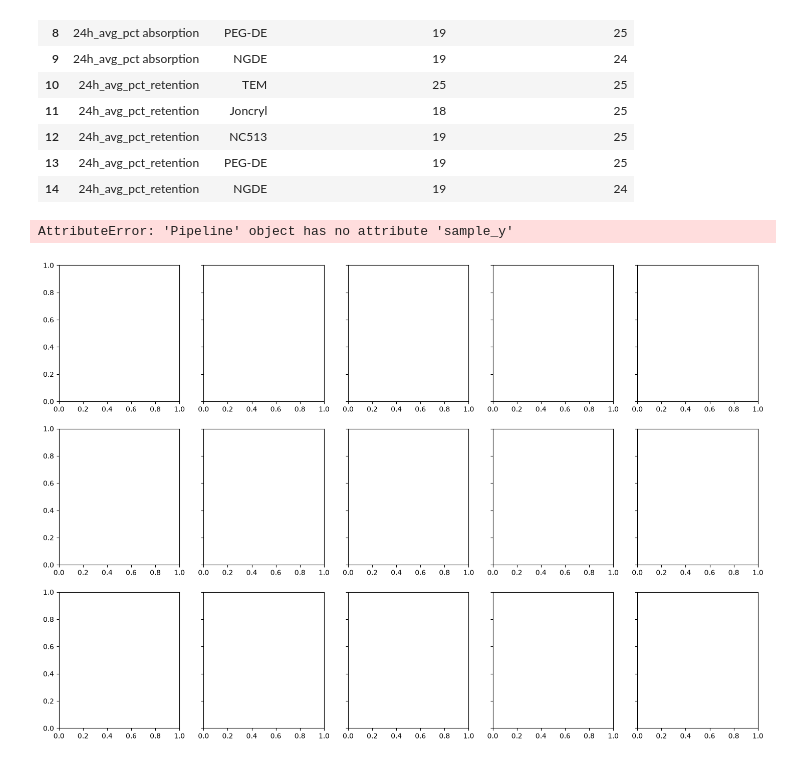
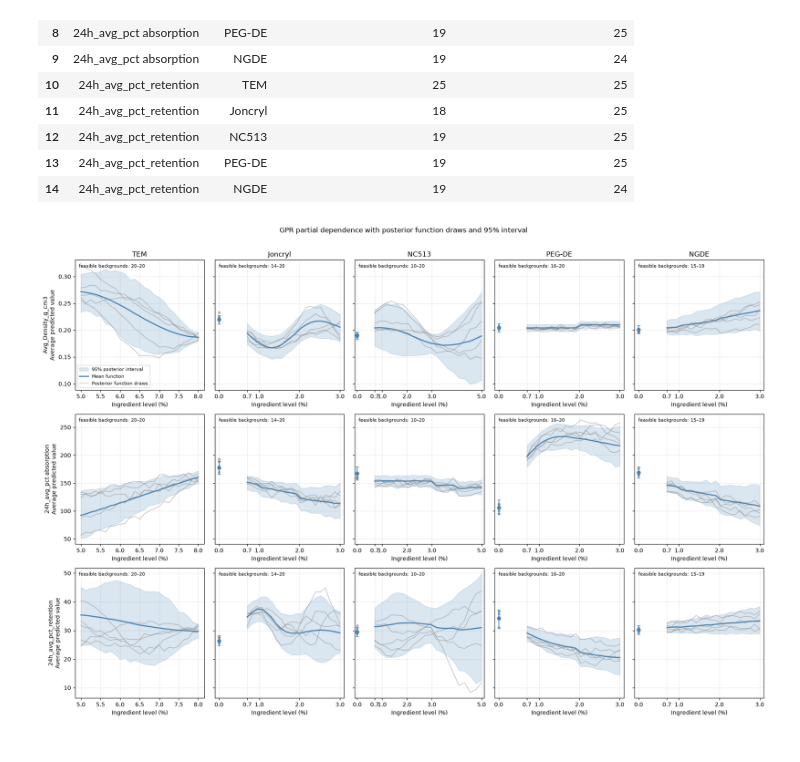
Before and after one commit to brookeb2000/foam-project, a Jupyter notebook: notebooks/0.10-bab-correlation-permutation-partial-dependence.ipynb, the cells around one changed output. Saved outputs shown, nothing was run; the diff lists cells and outputs as text; code cells hidden in the pictures.

```diff
--- a/notebooks/0.10-bab-correlation-permutation-partial-dependence.ipynb
+++ b/notebooks/0.10-bab-correlation-permutation-partial-dependence.ipynb
@@ -481,6 +481,28 @@ fig, axes = plt.subplots(
     sharey="row",
     squeeze=False,
 )
+
+def sample_pipeline_posterior(pipeline, X, n_samples, random_state):
+    # Apply the pipeline's input transformations.
+    X_transformed = X
+    for _, step in pipeline.steps[:-1]:
+        if step is None or (isinstance(step, str) and step == "passthrough"):
+            continue
+        X_transformed = step.transform(X_transformed)
+
+    # Draw samples from the final Gaussian Process estimator.
+    gp = pipeline.steps[-1][1]
+    if not hasattr(gp, "sample_y"):
+        raise TypeError(
+            f"The pipeline's final step ({type(gp).__name__}) "
+            "does not provide sample_y()."
+        )
+
+    return gp.sample_y(
+        X_transformed,
+        n_samples=n_samples,
+        random_state=random_state,
+    )
 
 for row, target in enumerate(target_cols):
     target_data = raw_data_summary.dropna(subset=[target, *feature_cols])
@@ -544,7 +566,8 @@ for row, target in enumerate(target_cols):
 
         # Draw joint posterior functions across the feasible background formulas.
         X_joint = pd.concat(nonempty_groups, ignore_index=True)
-        posterior_draws = model.sample_y(
+        posterior_draws = sample_pipeline_posterior(
+            model,
             X_joint,
             n_samples=n_posterior_samples,
             random_state=42 + row * len(feature_cols) + col,
@@ -646,32 +669,31 @@ for row, target in enumerate(target_cols):
                     color="gray",
                     alpha=0.55,
                     linewidth=1,
                     label="Posterior function draws" if draw_idx == draw_indices[0] else None,
                 )
 
         ax.grid(alpha=0.25)
         ax.set_title(feature if row == 0 else "")
         ax.set_xlabel("Ingredient level (%)")
 
         if col == 0:
             ax.set_ylabel(f"{target}\nAverage predicted value")
 
         ax.text(
             0.03,
             0.97,
             f"feasible backgrounds: {min(feasible_counts)}–{max(feasible_counts)}",
             transform=ax.transAxes,
             va="top",
             fontsize=8,
         )
 
 fig.suptitle(
     "GPR partial dependence with posterior function draws and 95% interval",
     y=1.01,
 )
 axes[0, 0].legend(fontsize=8)
 fig.tight_layout()
 plt.show()
 # %% [output]
-AttributeError: 'Pipeline' object has no attribute 'sample_y'
-[figure, old version]
+[figure, new version]
```
Also changed, not shown: 4 other files.
